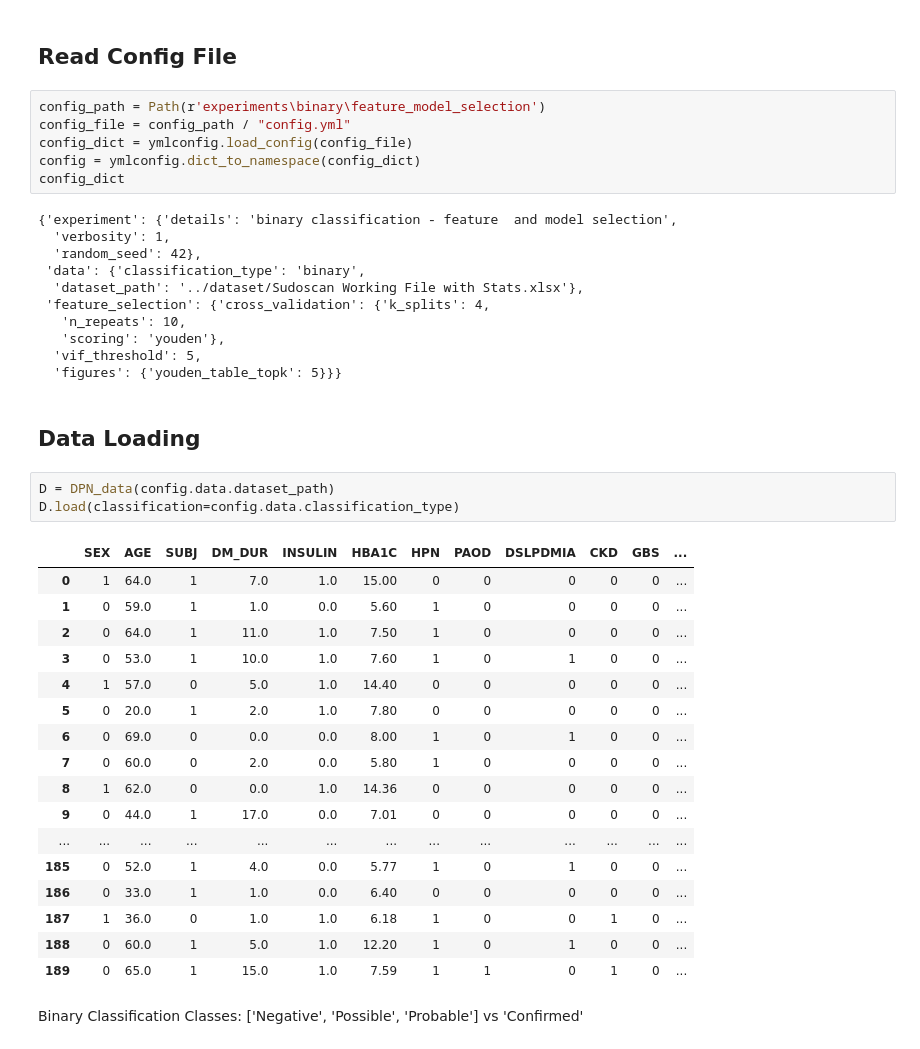
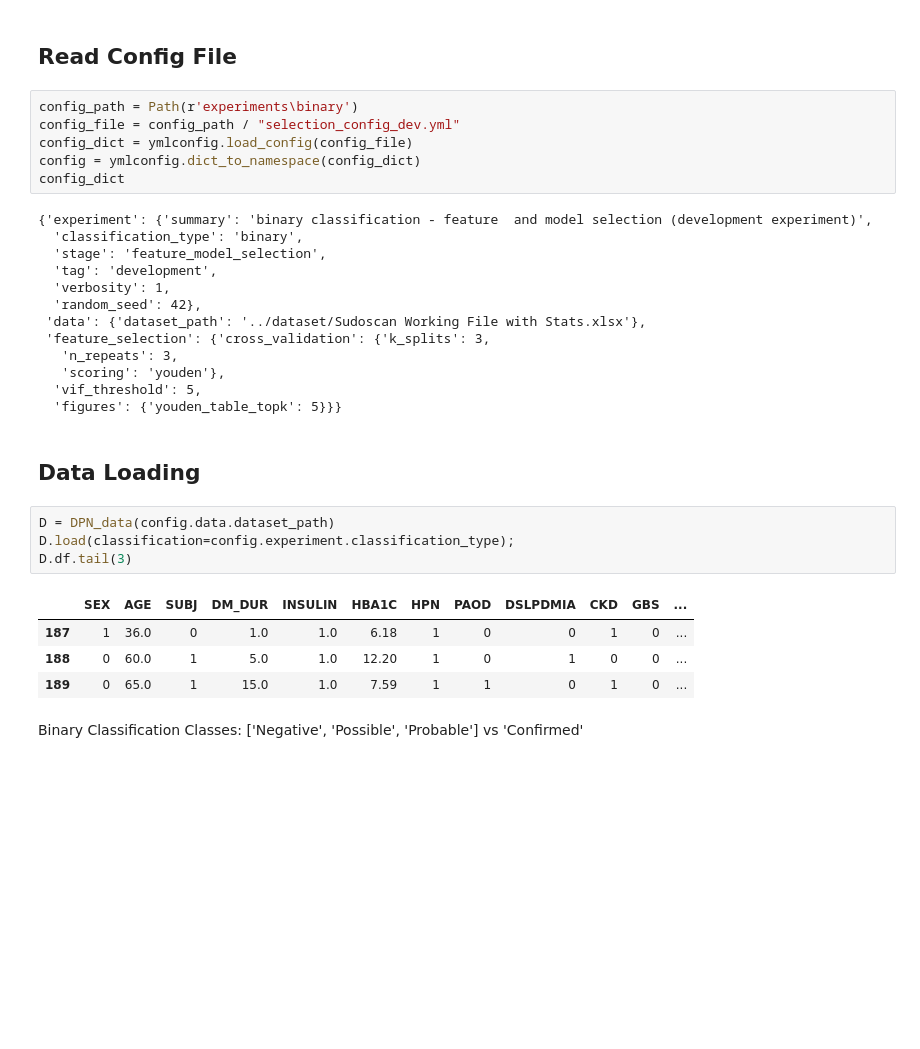
Before and after one commit to acbriza/dpn2026, a Jupyter notebook: module/feature_modeL_selection.ipynb, the cells around one changed output. Saved outputs shown, nothing was run; the diff lists cells and outputs as text; blank space fills up the shorter version.

```diff
--- a/module/feature_modeL_selection.ipynb
+++ b/module/feature_modeL_selection.ipynb
@@ -55,19 +55,21 @@ The autoreload extension is already loaded. To reload it, use:
 # %% [markdown]
 ## Read Config File
 # %%
-config_path = Path(r'experiments\binary\feature_model_selection')
-config_file = config_path / "config.yml"
+config_path = Path(r'experiments\binary')
+config_file = config_path / "selection_config_dev.yml"
 config_dict = ymlconfig.load_config(config_file)
 config = ymlconfig.dict_to_namespace(config_dict)
 config_dict
 # %% [output]
-{'experiment': {'details': 'binary classification - feature  and model selection',
+{'experiment': {'summary': 'binary classification - feature  and model selection (development experiment)',
+  'classification_type': 'binary',
+  'stage': 'feature_model_selection',
+  'tag': 'development',
   'verbosity': 1,
   'random_seed': 42},
- 'data': {'classification_type': 'binary',
-  'dataset_path': '../dataset/Sudoscan Working File with Stats.xlsx'},
- 'feature_selection': {'cross_validation': {'k_splits': 4,
-   'n_repeats': 10,
+ 'data': {'dataset_path': '../dataset/Sudoscan Working File with Stats.xlsx'},
+ 'feature_selection': {'cross_validation': {'k_splits': 3,
+   'n_repeats': 3,
    'scoring': 'youden'},
   'vif_threshold': 5,
   'figures': {'youden_table_topk': 5}}}
@@ -75,22 +77,10 @@ config_dict
 ## Data Loading
 # %%
 D = DPN_data(config.data.dataset_path)
-D.load(classification=config.data.classification_type)
+D.load(classification=config.experiment.classification_type);
+D.df.tail(3)
 # %% [output]
 |  | SEX | AGE | SUBJ | DM_DUR | INSULIN | HBA1C | HPN | PAOD | DSLPDMIA | CKD | GBS | ... |
-| 0 | 1 | 64.0 | 1 | 7.0 | 1.0 | 15.00 | 0 | 0 | 0 | 0 | 0 | ... |
-| 1 | 0 | 59.0 | 1 | 1.0 | 0.0 | 5.60 | 1 | 0 | 0 | 0 | 0 | ... |
-| 2 | 0 | 64.0 | 1 | 11.0 | 1.0 | 7.50 | 1 | 0 | 0 | 0 | 0 | ... |
-| 3 | 0 | 53.0 | 1 | 10.0 | 1.0 | 7.60 | 1 | 0 | 1 | 0 | 0 | ... |
-| 4 | 1 | 57.0 | 0 | 5.0 | 1.0 | 14.40 | 0 | 0 | 0 | 0 | 0 | ... |
-| 5 | 0 | 20.0 | 1 | 2.0 | 1.0 | 7.80 | 0 | 0 | 0 | 0 | 0 | ... |
-| 6 | 0 | 69.0 | 0 | 0.0 | 0.0 | 8.00 | 1 | 0 | 1 | 0 | 0 | ... |
-| 7 | 0 | 60.0 | 0 | 2.0 | 0.0 | 5.80 | 1 | 0 | 0 | 0 | 0 | ... |
-| 8 | 1 | 62.0 | 0 | 0.0 | 1.0 | 14.36 | 0 | 0 | 0 | 0 | 0 | ... |
-| 9 | 0 | 44.0 | 1 | 17.0 | 0.0 | 7.01 | 0 | 0 | 0 | 0 | 0 | ... |
-| ... | ... | ... | ... | ... | ... | ... | ... | ... | ... | ... | ... | ... |
-| 185 | 0 | 52.0 | 1 | 4.0 | 0.0 | 5.77 | 1 | 0 | 1 | 0 | 0 | ... |
-| 186 | 0 | 33.0 | 1 | 1.0 | 0.0 | 6.40 | 0 | 0 | 0 | 0 | 0 | ... |
 | 187 | 1 | 36.0 | 0 | 1.0 | 1.0 | 6.18 | 1 | 0 | 0 | 1 | 0 | ... |
 | 188 | 0 | 60.0 | 1 | 5.0 | 1.0 | 12.20 | 1 | 0 | 1 | 0 | 0 | ... |
 | 189 | 0 | 65.0 | 1 | 15.0 | 1.0 | 7.59 | 1 | 1 | 0 | 1 | 0 | ... |
```
Also changed, not shown: parts of 31 cells of this notebook.
